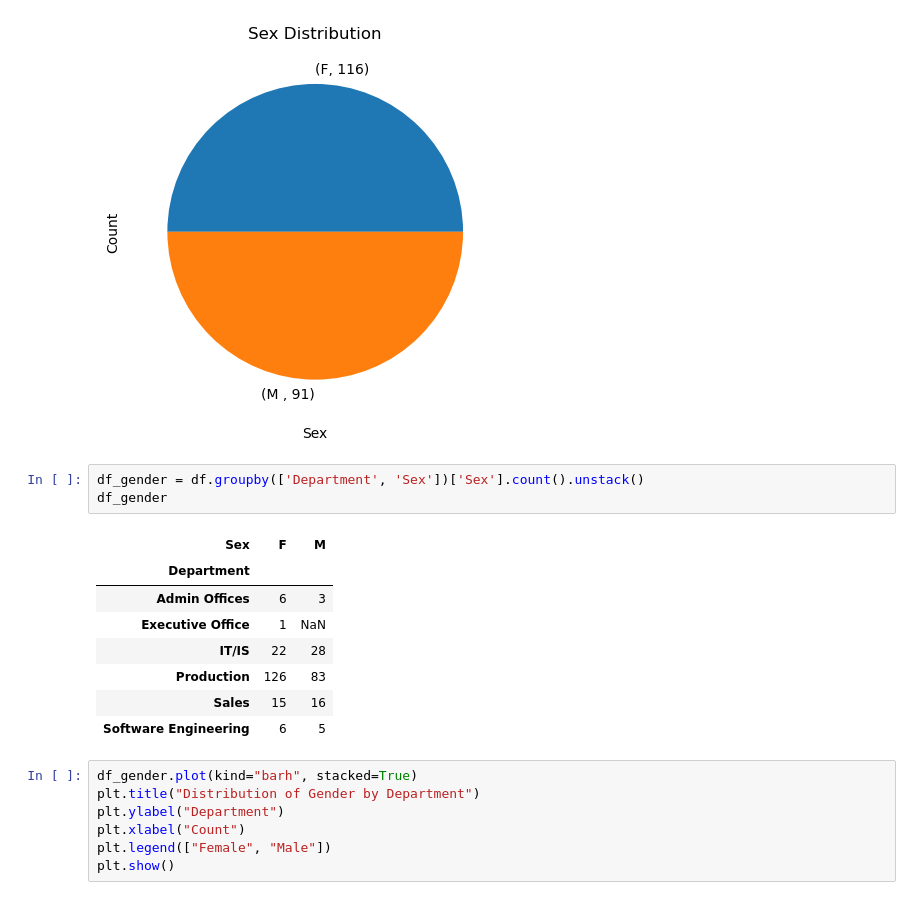
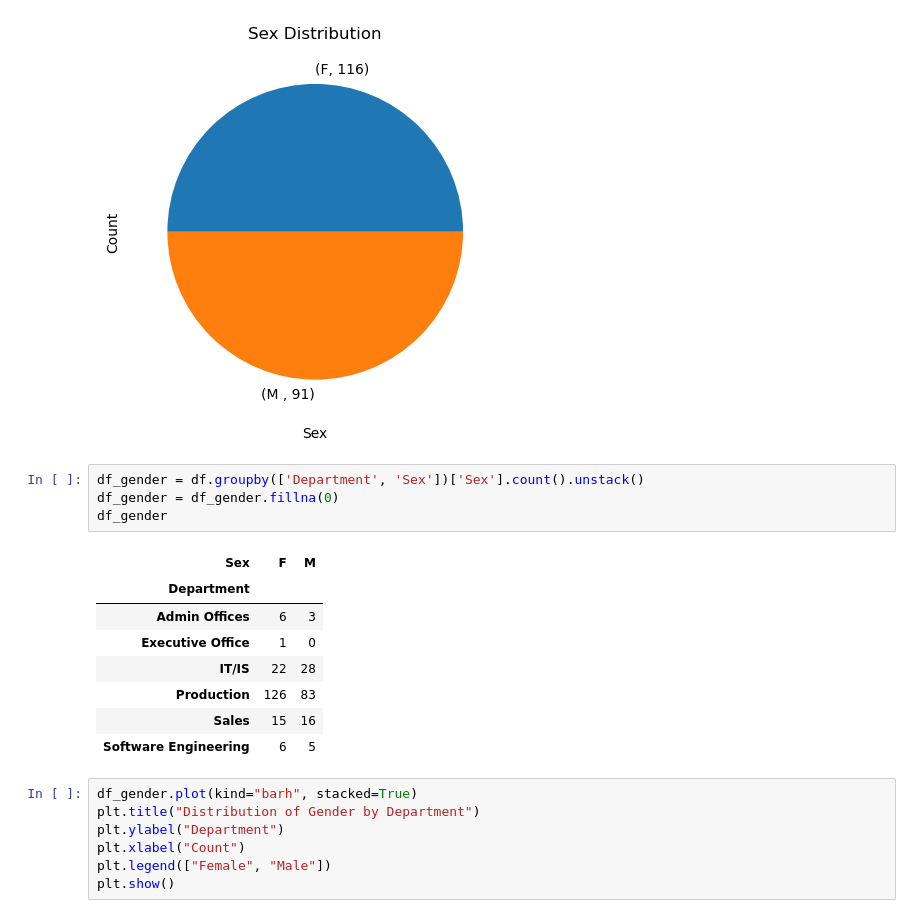
Before and after one commit to GizemSam/HR-Analytics, a Jupyter notebook: HR_Analytics.ipynb, the cells around one changed output. Saved outputs shown, nothing was run; the diff lists cells and outputs as text.

```diff
--- a/HR_Analytics.ipynb
+++ b/HR_Analytics.ipynb
@@ -99,12 +99,13 @@ plt.show()
 [figure]
 # %%
 df_gender = df.groupby(['Department', 'Sex'])['Sex'].count().unstack()
+df_gender = df_gender.fillna(0)
 df_gender
 # %% [output]
 | Sex | F | M |
 | Department |  |  |
 | Admin Offices | 6 | 3 |
-| Executive Office | 1 | NaN |
+| Executive Office | 1 | 0 |
 | IT/IS | 22 | 28 |
 | Production | 126 | 83 |
 | Sales | 15 | 16 |
```
Also changed, not shown: parts of 2 cells of this notebook.
